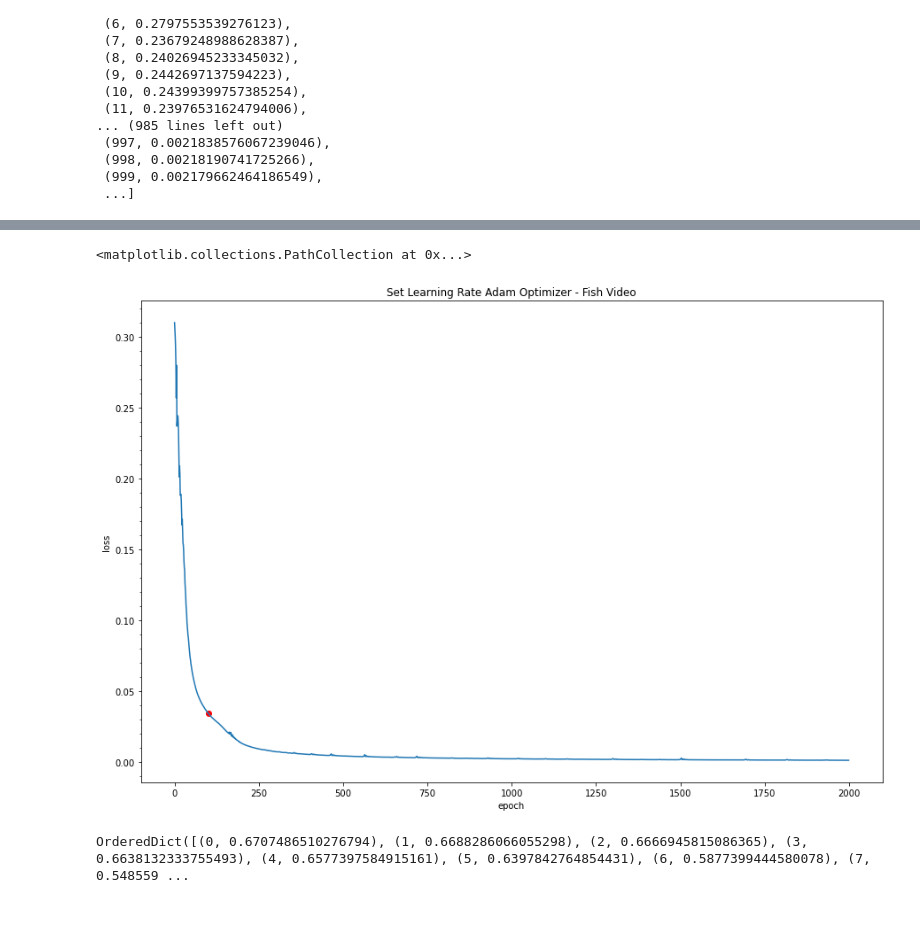
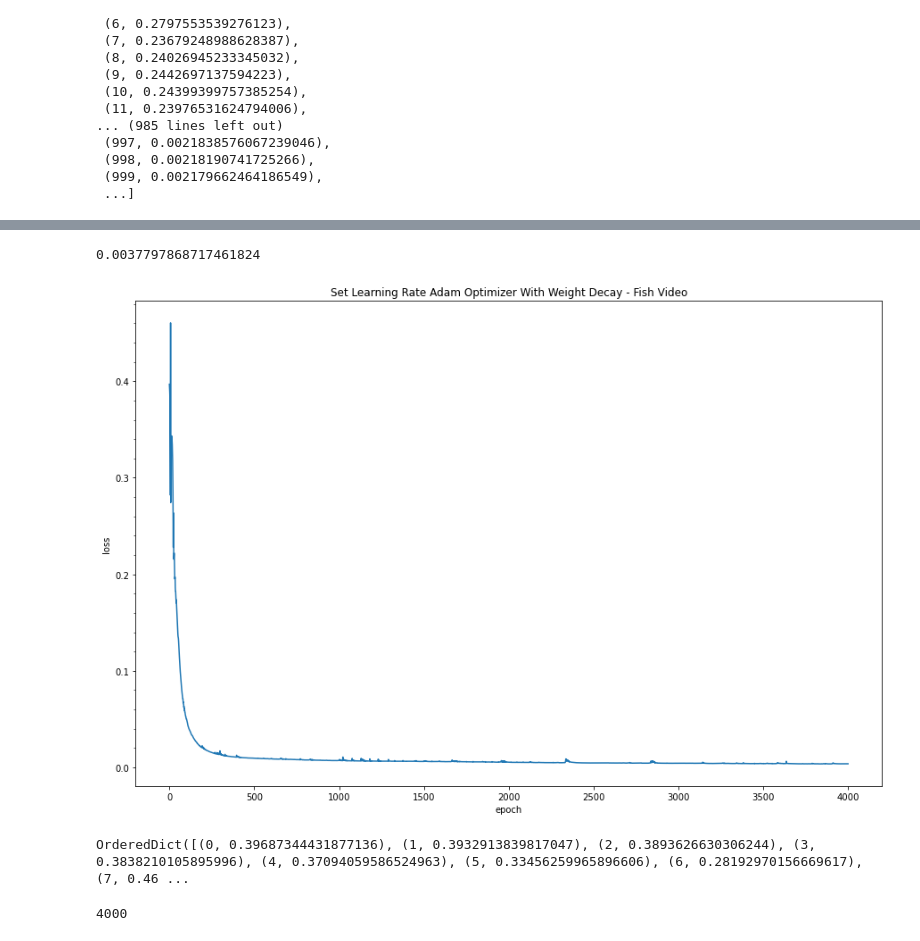
Before and after one commit to shir3bar/video_autoencoder, a Jupyter notebook: TrainingNotebook.ipynb, the cells around one changed output, grey strips where cells are left out. Drawn from its saved outputs; the diff is of its cells as text; code cells hidden in the pictures; blank space fills up the shorter version.

```diff
--- a/TrainingNotebook.ipynb
+++ b/TrainingNotebook.ipynb
@@ -334,18 +332,21 @@ OrderedDict([(0, 0.6707486510276794),
+# %%
+l2_set_lr_weight_decay[3999]
+# %% [output]
+0.0037797868717461824
 # %%
 
 fig,ax = plt.subplots()
 plt.rcParams["figure.figsize"] = (15,10)
-plt.plot(list(set_lr_adam_fish_loss.keys()),list(set_lr_adam_fish_loss.values()))
+plt.plot(list(l2_set_lr_weight_decay.keys()),(list(l2_set_lr_weight_decay.values())))
 plt.xlabel('epoch')
 plt.ylabel('loss')
-plt.title('Set Learning Rate Adam Optimizer - Fish Video')
+plt.title('Set Learning Rate Adam Optimizer With Weight Decay - Fish Video')
 
 ax.yaxis.set_minor_locator(AutoMinorLocator())
-plt.scatter(100,set_lr_adam_fish_loss[100],color='r')
+#plt.scatter(100,set_lr_adam_fish_loss[100],color='r')
 #plt.savefig('/Volumes/GoogleDrive/My Drive/PhD/fish_vid/setlradamloss.png',dpi=300)
 # %% [output]
-<matplotlib.collections.PathCollection at 0x...>
-[figure, old version]
+[figure, new version]
 # %%
 def save_losses_dict(losses,filename):
     a_file = open(f'{filename}.pkl', "wb")
@@ -363,5 +364,9 @@ save_losses_dict(l1_fish_loss,os.path.join('/Volumes/GoogleDrive/My Drive/PhD/fi
 # %%
-trial=load_losses_dict(os.path.join('/Volumes/GoogleDrive/My Drive/PhD/fish_vid/',
-                                                    'l1_fish_loss'))
+trial=load_losses_dict(os.path.join(str(Path('G:/My Drive/PhD//regularvid2/')),
+                                                    'l2_set_lr_weight_decay_full'))
 # %% [output]
-OrderedDict([(0, 0.6707486510276794), (1, 0.6688286066055298), (2, 0.6666945815086365), (3, 0.6638132333755493), (4, 0.6577397584915161), (5, 0.6397842764854431), (6, 0.5877399444580078), (7, 0.548559 ...
+OrderedDict([(0, 0.39687344431877136), (1, 0.3932913839817047), (2, 0.3893626630306244), (3, 0.3838210105895996), (4, 0.37094059586524963), (5, 0.33456259965896606), (6, 0.28192970156669617), (7, 0.46 ...
+# %%
+len(trial)
+# %% [output]
+4000
```
Also changed, not shown: parts of 20 cells of this notebook, 1 other file.
